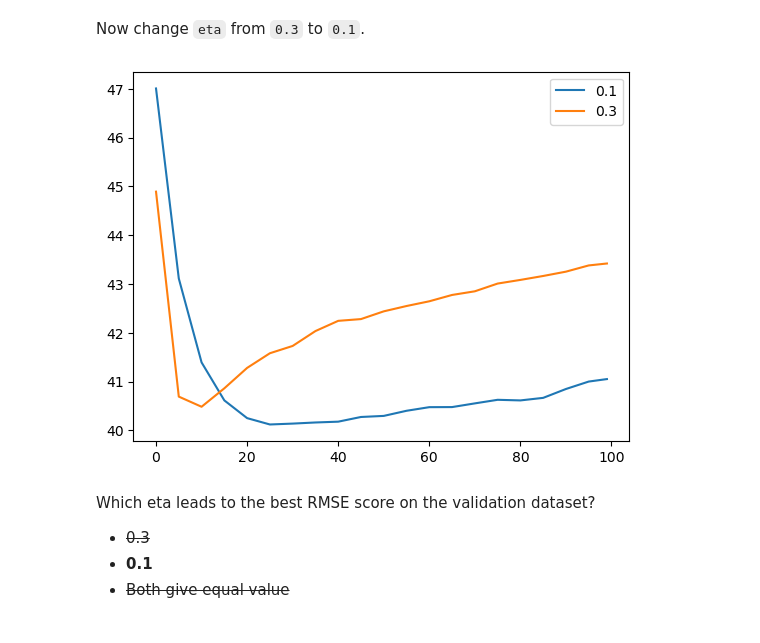
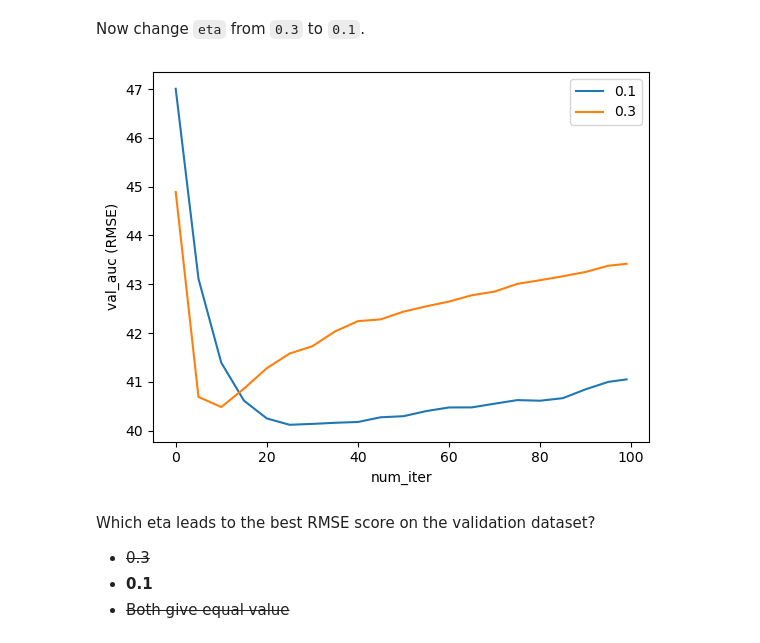
Before and after one commit to TillMeineke/ML_Zoomcamp2024_hw, a Jupyter notebook: 06-trees/homework_06_till_meineke.ipynb, the cells around one changed output. Drawn from its saved outputs; the diff is of its cells as text; code cells hidden in the pictures.

```diff
--- a/06-trees/homework_06_till_meineke.ipynb
+++ b/06-trees/homework_06_till_meineke.ipynb
@@ -459,10 +464,12 @@ scores["eta=0.1"] = parse_xgb_output(output_01)
 # %%
 plt.plot(scores["eta=0.1"].num_iter, scores["eta=0.1"].val_auc, label="0.1")
 plt.plot(scores["eta=0.3"].num_iter, scores["eta=0.3"].val_auc, label="0.3")
+plt.xlabel("num_iter")
+plt.ylabel("val_auc (RMSE)")
 plt.legend()
 plt.show();
 # %% [output]
-[figure, old version]
+[figure, new version]
 # %% [markdown]
 Which eta leads to the best RMSE score on the validation dataset?
 
```
Also changed, not shown: parts of 3 cells of this notebook.
